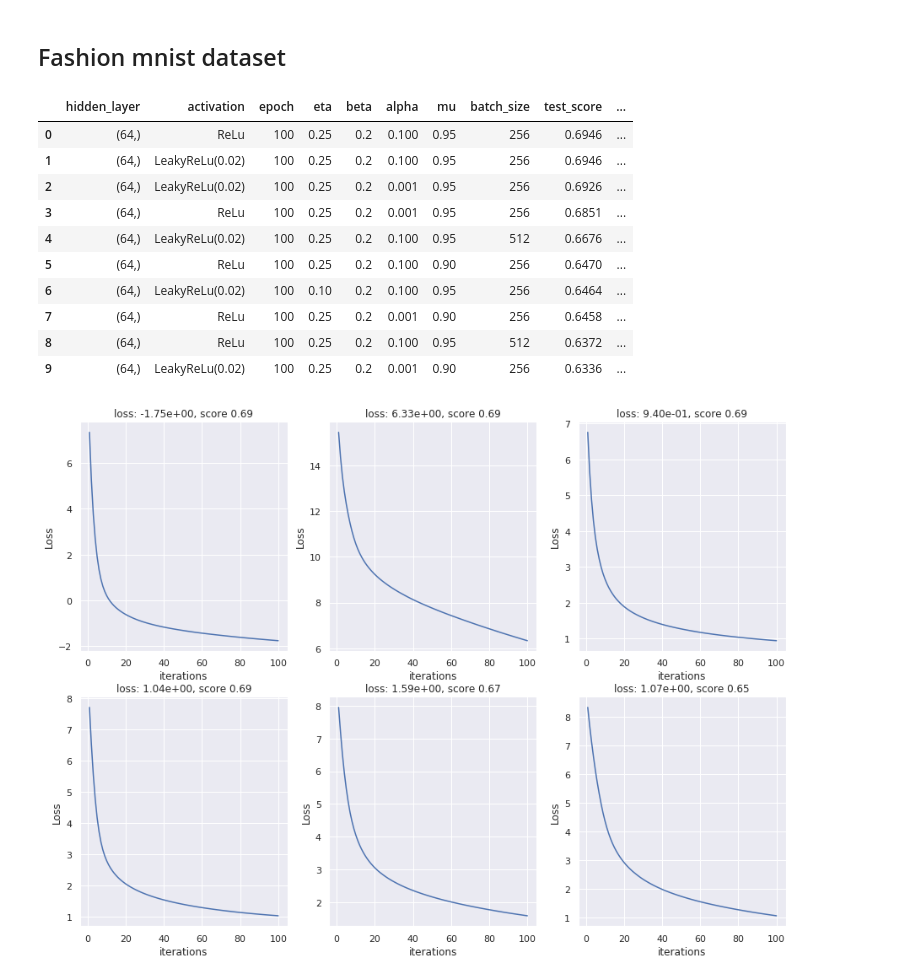
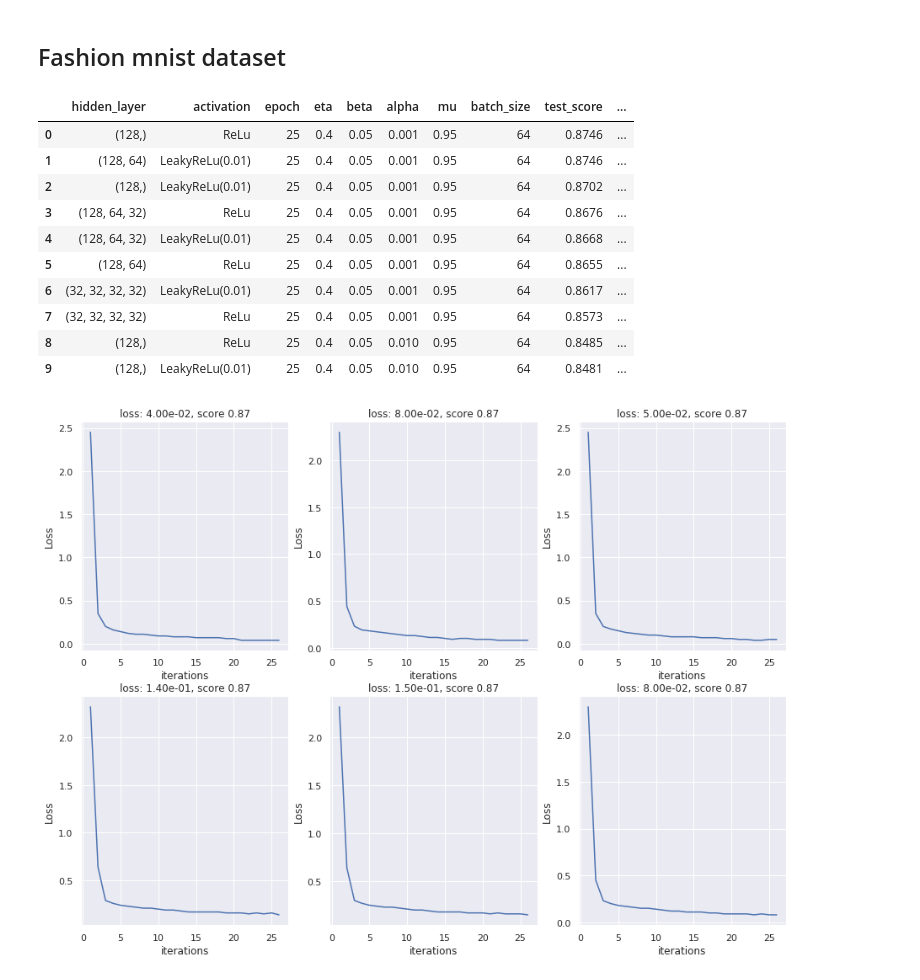
Before and after one commit to alirezaafzalaghaei/neural-netwroks-from-scratch, a Jupyter notebook: module/examples/Report.ipynb, the cells around one changed output. Saved outputs shown, nothing was run; the diff lists cells and outputs as text; code cells hidden in the pictures.

```diff
--- a/module/examples/Report.ipynb
+++ b/module/examples/Report.ipynb
@@ -245,17 +255,17 @@ alphas = [.001, .1]
 # %%
-iris_csv_result = '../../results/fashion_mnist/fashion.csv'
+iris_csv_result = '../../result2/fashion.csv'
 best_models = analyze(iris_csv_result, n=10)
 best_models
 # %% [output]
 |  | hidden_layer | activation | epoch | eta | beta | alpha | mu | batch_size | test_score | ... |
-| 0 | (64,) | ReLu | 100 | 0.25 | 0.2 | 0.100 | 0.95 | 256 | 0.6946 | ... |
-| 1 | (64,) | LeakyReLu(0.02) | 100 | 0.25 | 0.2 | 0.100 | 0.95 | 256 | 0.6946 | ... |
-| 2 | (64,) | LeakyReLu(0.02) | 100 | 0.25 | 0.2 | 0.001 | 0.95 | 256 | 0.6926 | ... |
-| 3 | (64,) | ReLu | 100 | 0.25 | 0.2 | 0.001 | 0.95 | 256 | 0.6851 | ... |
-| 4 | (64,) | LeakyReLu(0.02) | 100 | 0.25 | 0.2 | 0.100 | 0.95 | 512 | 0.6676 | ... |
-| 5 | (64,) | ReLu | 100 | 0.25 | 0.2 | 0.100 | 0.90 | 256 | 0.6470 | ... |
-| 6 | (64,) | LeakyReLu(0.02) | 100 | 0.10 | 0.2 | 0.100 | 0.95 | 256 | 0.6464 | ... |
-| 7 | (64,) | ReLu | 100 | 0.25 | 0.2 | 0.001 | 0.90 | 256 | 0.6458 | ... |
-| 8 | (64,) | ReLu | 100 | 0.25 | 0.2 | 0.100 | 0.95 | 512 | 0.6372 | ... |
-| 9 | (64,) | LeakyReLu(0.02) | 100 | 0.25 | 0.2 | 0.001 | 0.90 | 256 | 0.6336 | ... |
+| 0 | (128,) | ReLu | 25 | 0.4 | 0.05 | 0.001 | 0.95 | 64 | 0.8746 | ... |
+| 1 | (128, 64) | LeakyReLu(0.01) | 25 | 0.4 | 0.05 | 0.001 | 0.95 | 64 | 0.8746 | ... |
+| 2 | (128,) | LeakyReLu(0.01) | 25 | 0.4 | 0.05 | 0.001 | 0.95 | 64 | 0.8702 | ... |
+| 3 | (128, 64, 32) | ReLu | 25 | 0.4 | 0.05 | 0.001 | 0.95 | 64 | 0.8676 | ... |
+| 4 | (128, 64, 32) | LeakyReLu(0.01) | 25 | 0.4 | 0.05 | 0.001 | 0.95 | 64 | 0.8668 | ... |
+| 5 | (128, 64) | ReLu | 25 | 0.4 | 0.05 | 0.001 | 0.95 | 64 | 0.8655 | ... |
+| 6 | (32, 32, 32, 32) | LeakyReLu(0.01) | 25 | 0.4 | 0.05 | 0.001 | 0.95 | 64 | 0.8617 | ... |
+| 7 | (32, 32, 32, 32) | ReLu | 25 | 0.4 | 0.05 | 0.001 | 0.95 | 64 | 0.8573 | ... |
+| 8 | (128,) | ReLu | 25 | 0.4 | 0.05 | 0.010 | 0.95 | 64 | 0.8485 | ... |
+| 9 | (128,) | LeakyReLu(0.01) | 25 | 0.4 | 0.05 | 0.010 | 0.95 | 64 | 0.8481 | ... |
-[figure, old version]
+[figure, new version]
```
Also changed, not shown: parts of 34 cells of this notebook, 14 other files.
